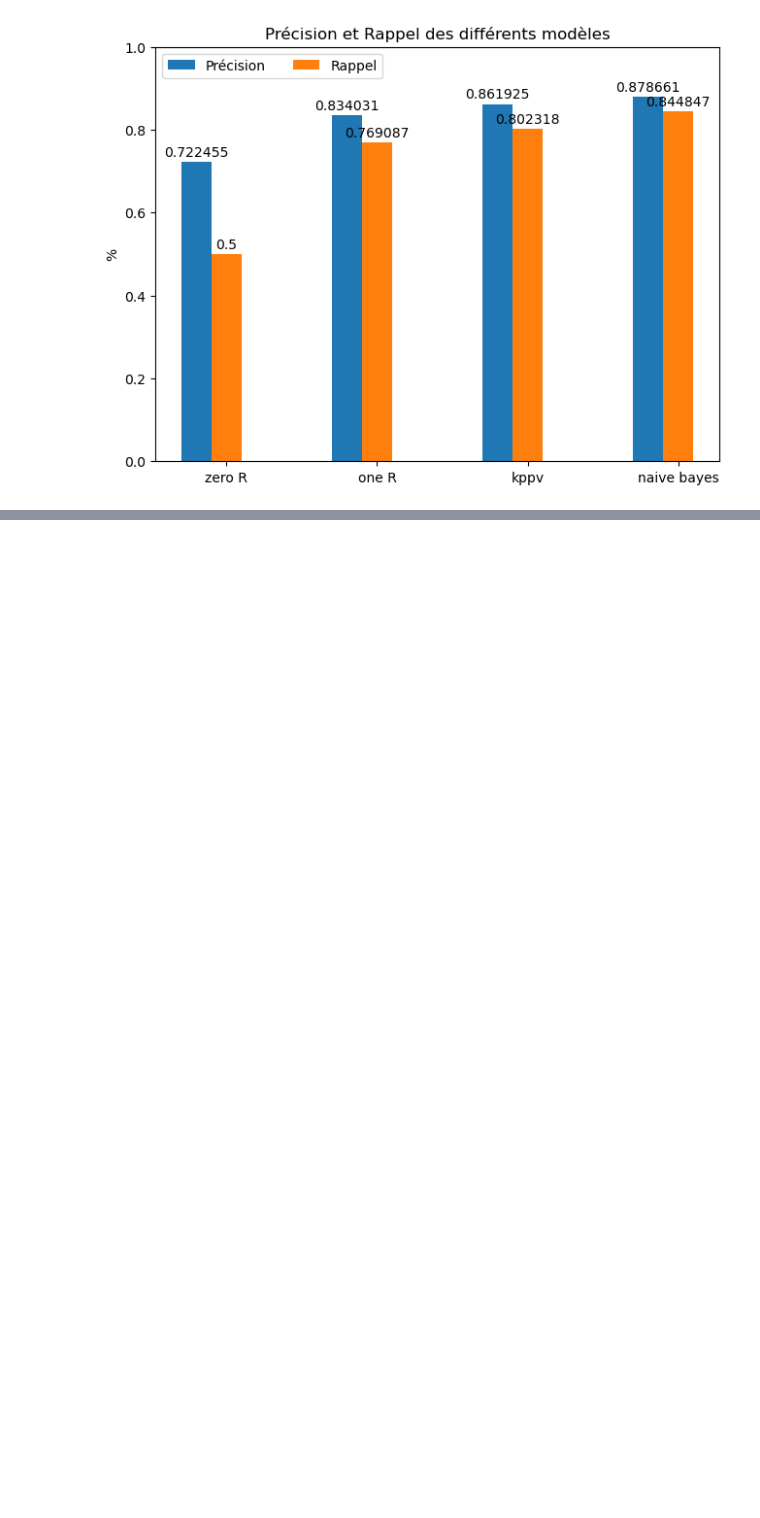
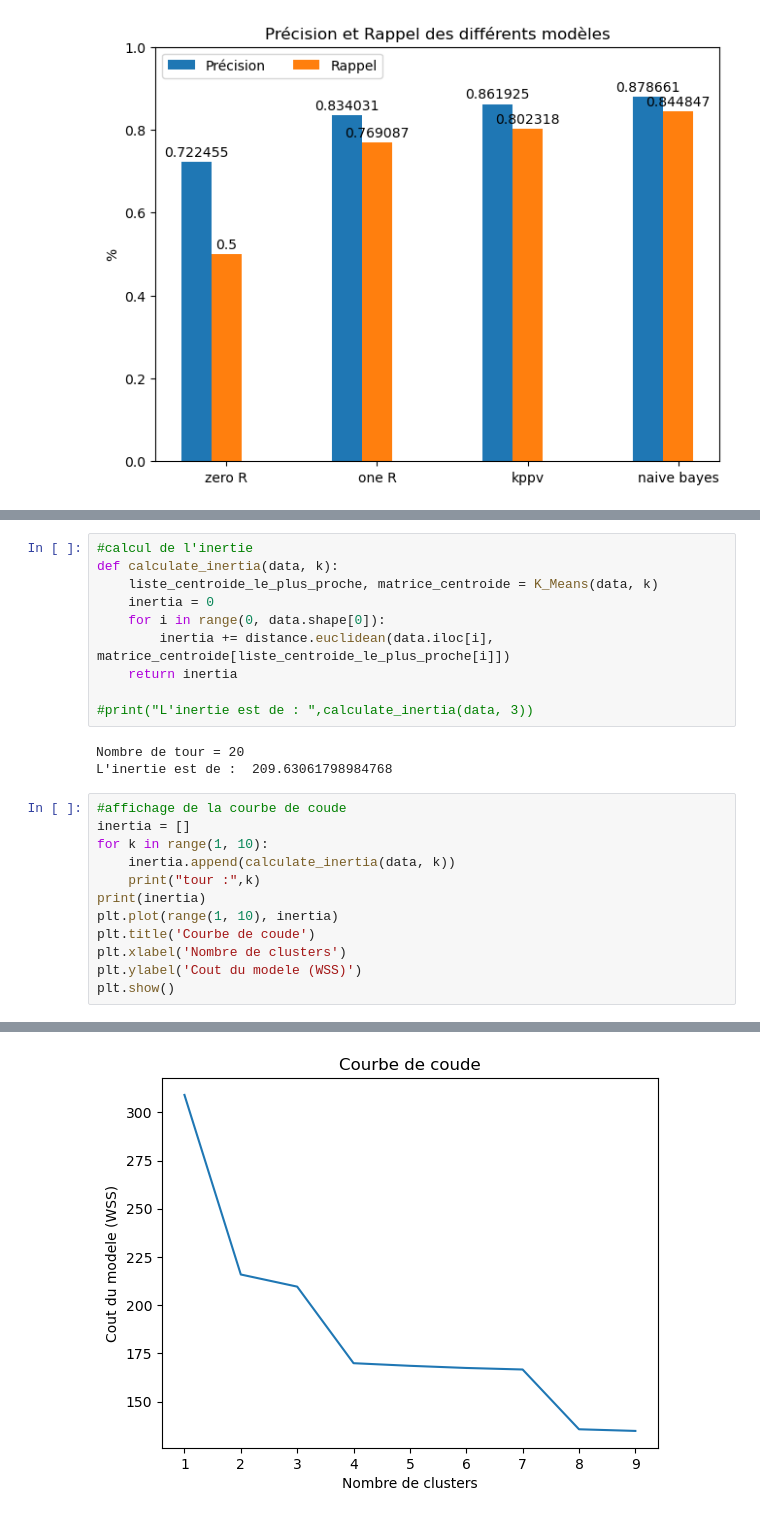
Before and after one commit to Alexis-42/ProjetMcM1, a Jupyter notebook: Bilan.ipynb, the cells around one changed output, grey strips where cells are left out. Saved outputs shown, nothing was run; the diff lists cells and outputs as text; blank space fills up the shorter version.

```diff
--- a/Bilan.ipynb
+++ b/Bilan.ipynb
@@ -474,0 +588,26 @@ L'attribut avec le CER le plus petit est k/d avec un CER de 0.16596931659693165
+# %%
+#calcul de l'inertie
+def calculate_inertia(data, k):
+    liste_centroide_le_plus_proche, matrice_centroide = K_Means(data, k)
+    inertia = 0
+    for i in range(0, data.shape[0]):
+        inertia += distance.euclidean(data.iloc[i], matrice_centroide[liste_centroide_le_plus_proche[i]])
+    return inertia
+
+#print("L'inertie est de : ",calculate_inertia(data, 3))
+# %% [output]
+Nombre de tour = 20
+L'inertie est de :  209.63061798984768
+# %%
+#affichage de la courbe de coude
+inertia = []
+for k in range(1, 10):
+    inertia.append(calculate_inertia(data, k))
+    print("tour :",k)
+print(inertia)
+plt.plot(range(1, 10), inertia)
+plt.title('Courbe de coude')
+plt.xlabel('Nombre de clusters')
+plt.ylabel('Cout du modele (WSS)')
+plt.show()
+# %% [output]
@@ -474,0 +633 @@ L'attribut avec le CER le plus petit est k/d avec un CER de 0.16596931659693165
+[figure, added]
```
Also changed, not shown: parts of 8 cells of this notebook, 1 other file.
